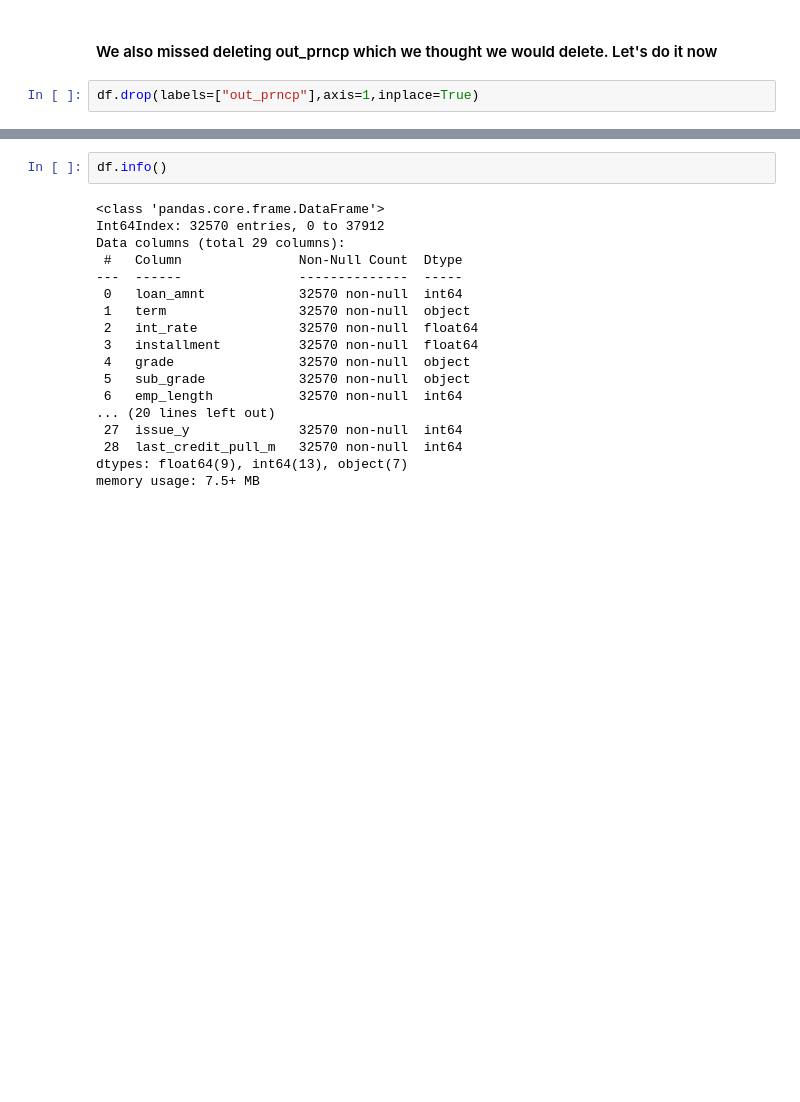
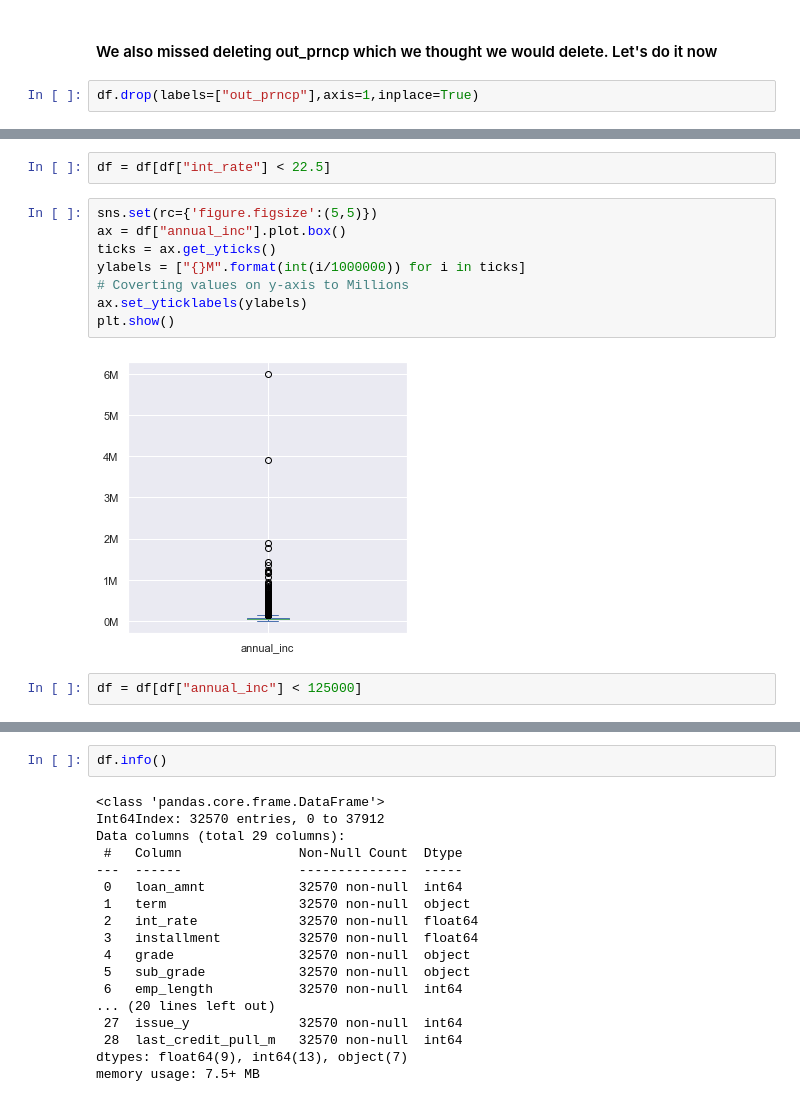
Before and after one commit to IamVib/LengingClubCaseStudy, a Jupyter notebook: Group_Facilitator_Vibhor.ipynb, the cells around one changed output, grey strips where cells are left out. Cells and saved outputs as stored; diff of their text form; blank space fills up the shorter version.

Commit message:
updated yticks and text correction in pdf

```diff
--- a/Group_Facilitator_Vibhor.ipynb
+++ b/Group_Facilitator_Vibhor.ipynb
@@ -580,0 +553,14 @@ df["installment"].plot.box()
+# %%
+df = df[df["int_rate"] < 22.5]
+# %%
+sns.set(rc={'figure.figsize':(5,5)})
+ax = df["annual_inc"].plot.box()
+ticks = ax.get_yticks()
+ylabels = ["{}M".format(int(i/1000000)) for i in ticks]
+# Coverting values on y-axis to Millions
+ax.set_yticklabels(ylabels)
+plt.show()
+# %% [output]
+[figure, added]
+# %%
+df = df[df["annual_inc"] < 125000]
```
Also changed, not shown: parts of 119 cells of this notebook, 1 other file.
